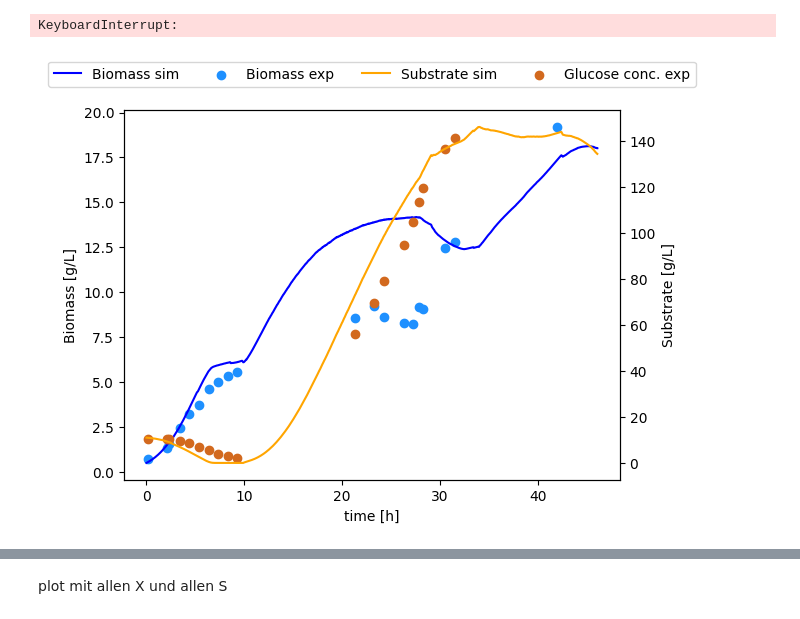
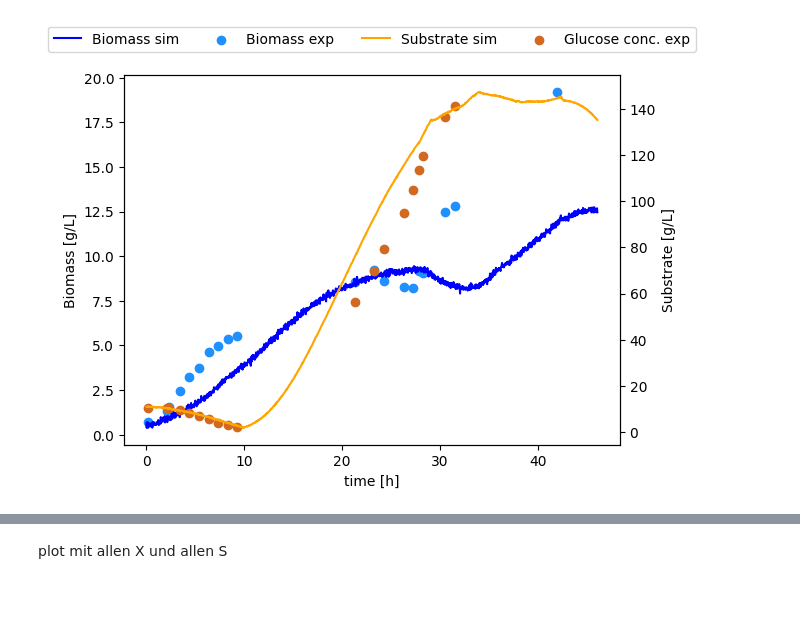
Before and after one commit to boripf/hybrid-model-corynebacterium, a Jupyter notebook: E_data_generation.ipynb, the cells around one changed output, grey strips where cells are left out. Cells and saved outputs as stored; diff of their text form; code cells hidden in the pictures.

Commit message:
add noise in E_data_generation

```diff
--- a/E_data_generation.ipynb
+++ b/E_data_generation.ipynb
@@ -60,17 +64,23 @@ for i in range(df_p.shape[0]):
     list_p = list(df_p.iloc[i])
     df = model(list_p, delta_t)
     df['batch_id'] = str(batch_id)
-    # show_plot(df)
+
+    # Add noise to the 'biomass' column
+    noise_biomass = np.random.normal(mean, std_dev, df.shape[0])
+    df['biomass'] += noise_biomass
+
+    # Add noise to the 'glucose' column
+    noise_glucose = np.random.normal(mean, std_dev, df.shape[0])
+    df['glucose'] += noise_glucose
+
     df_batches = pd.concat([df_batches, df], ignore_index=True)
 
 df_batches.to_csv('data/generated data/df_gen.csv')
-# %% [output]
-KeyboardInterrupt:
 # %%
-df_gen = pd.read_csv('data/generated data/df_gen_0407.csv')
+df_gen = pd.read_csv('data/generated data/df_gen.csv')
 df_gen['batch_id'] = df_gen['batch_id'].astype(str).str.zfill(3)
 # %%
-df_one = df_gen[df_gen['batch_id'] == '128']
+df_one = df_gen[df_gen['batch_id'] == '011']
 show_plot(df_one)
 # %% [output]
-[figure, old version]
+[figure, new version]
```
Also changed, not shown: parts of 4 cells of this notebook, 1 other file.
